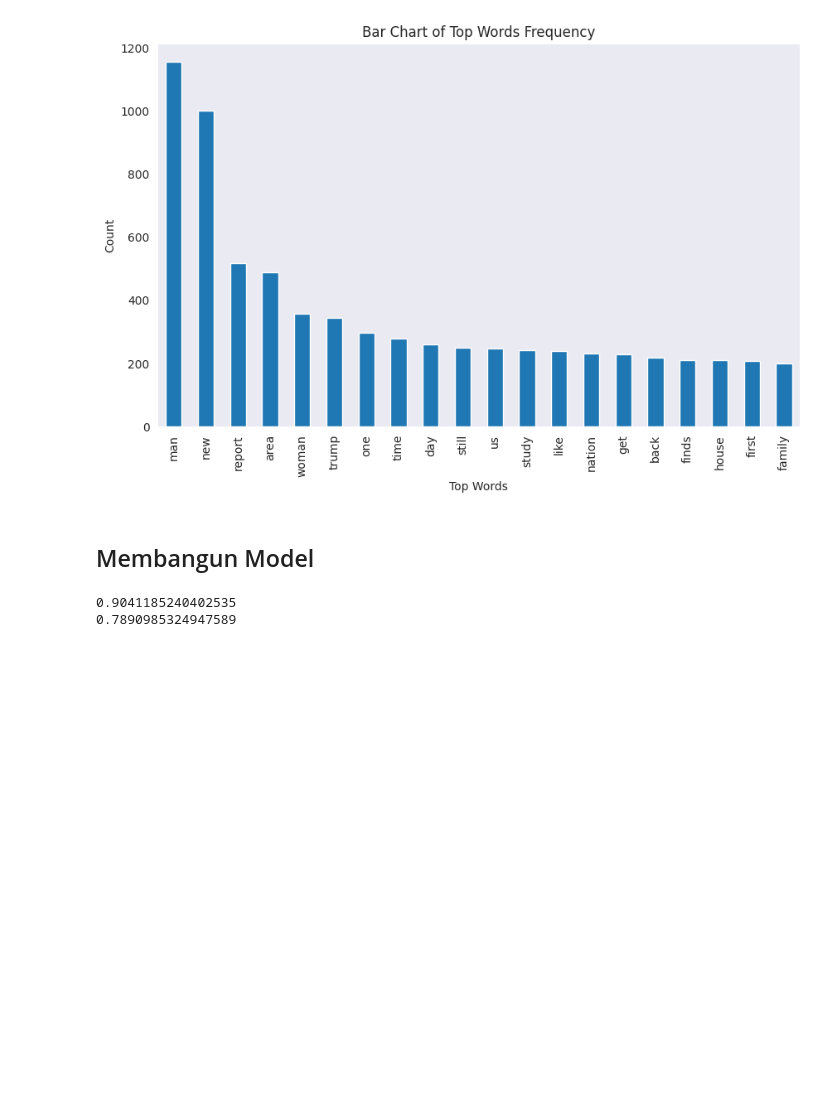
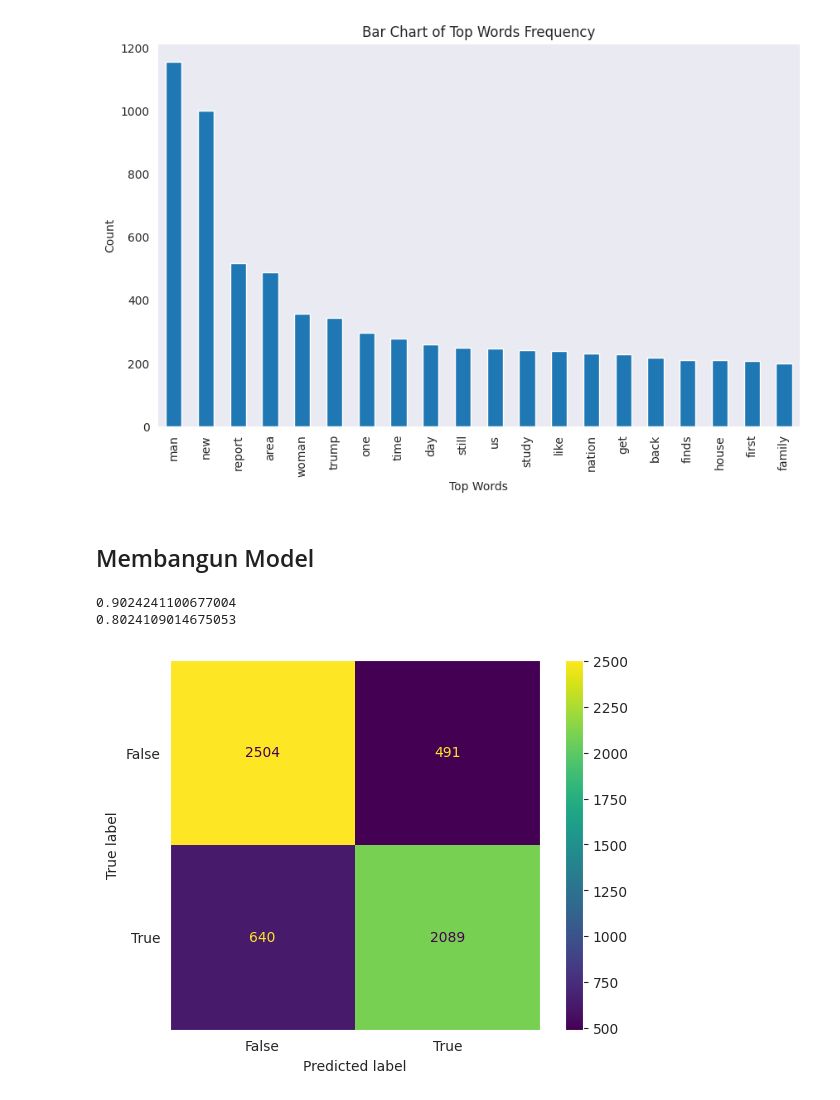
Before and after one commit to StephenJP14/Sarcasm-Detection-Models, a Jupyter notebook: Sarcasm_Detection.ipynb, the cells around one changed output. Saved outputs shown, nothing was run; the diff lists cells and outputs as text; code cells hidden in the pictures; blank space fills up the shorter version.

```diff
--- a/Sarcasm_Detection.ipynb
+++ b/Sarcasm_Detection.ipynb
@@ -219,12 +232,24 @@ x_test = vectorization.transform(x_test)
 # %%
 from sklearn.linear_model import LogisticRegression
 
-model = LogisticRegression()
-model.fit(x_train, y_train)
+log_reg = LogisticRegression()
+log_reg.fit(x_train, y_train)
 
 # testing the model
-print(accuracy_score(y_train, model.predict(x_train)))
-print(accuracy_score(y_test, model.predict(x_test)))
+print(accuracy_score(y_train, log_reg.predict(x_train)))
+print(accuracy_score(y_test, log_reg.predict(x_test)))
 # %% [output]
-0.9041185240402535
-0.7890985324947589
+0.9024241100677004
+0.8024109014675053
+# %%
+# Confusion matrix of Results from Logistic Regression classification
+from sklearn import metrics
+cm = metrics.confusion_matrix(y_test, log_reg.predict(x_test))
+
+cm_display = metrics.ConfusionMatrixDisplay(confusion_matrix=cm,
+											display_labels=[False, True])
+
+cm_display.plot()
+plt.show()
+# %% [output]
+[figure, added]
```
Also changed, not shown: parts of 12 cells of this notebook.
